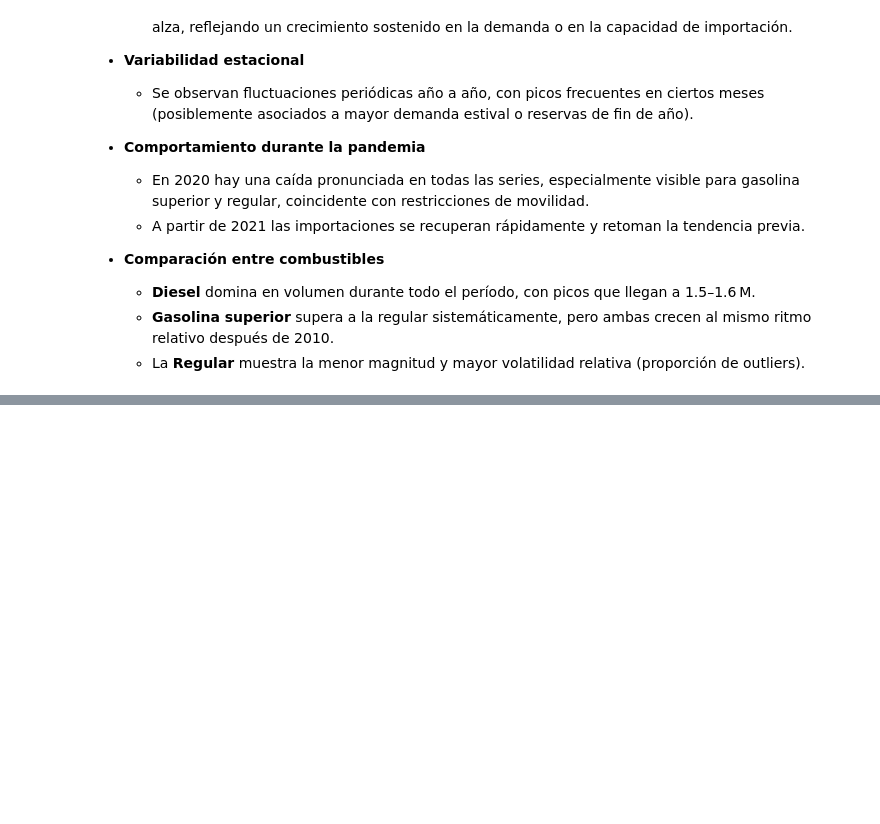
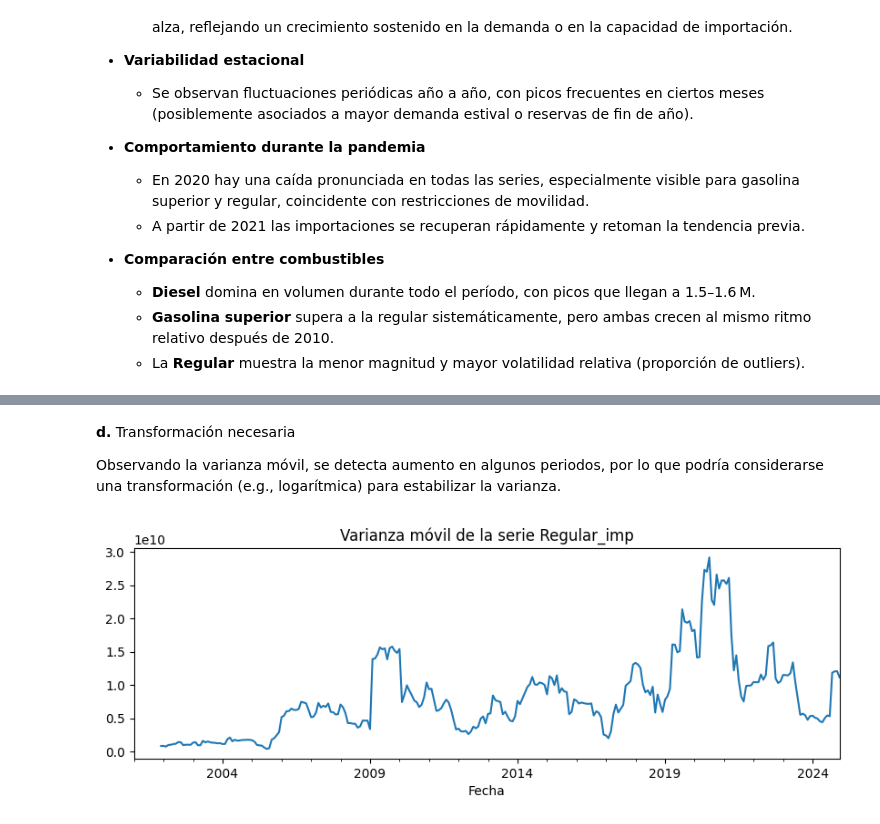
Before and after one commit to Diegoval-Dev/DC-Lab1, a Jupyter notebook: series-de-tiempo.ipynb, the cells around one changed output, grey strips where cells are left out. Cells and saved outputs as stored; diff of their text form; code cells hidden in the pictures; blank space fills up the shorter version.

```diff
--- a/series-de-tiempo.ipynb
+++ b/series-de-tiempo.ipynb
@@ -100,7 +114,6 @@ plt.show()
 # %%
 import matplotlib.pyplot as plt
 
-# Asegurarse de que la columna 'Fecha' exista antes de set_index
 for df_ in (df_imp, df_cons):
     if 'Fecha' not in df_.columns:
         df_.reset_index(inplace=True)       # recupera 'Fecha' si antes se convirtió en índice
@@ -108,25 +121,3 @@ for df_ in (df_imp, df_cons):
     df_.dropna(subset=['Fecha'], inplace=True)
     df_.set_index('Fecha', inplace=True)
     df_.sort_index(inplace=True)
-
-# Crear columna Diesel
-df_imp['Diesel']  = df_imp[['Diesel bajo azufre','Diesel ultra bajo azufre','Diesel alto azufre']].sum(axis=1)
-df_cons['Diesel'] = df_cons[['Diesel bajo azufre','Diesel ultra bajo azufre']].sum(axis=1)
-
-# Definir y graficar las seis series univariantes
-series = {
-    'Regular_imp':   df_imp['Gasolina regular'].resample('M').mean(),
-    'Superior_imp':  df_imp['Gasolina superior'].resample('M').mean(),
-    'Diesel_imp':    df_imp['Diesel'].resample('M').mean(),
-    'Regular_cons':  df_cons['Gasolina regular'].resample('M').mean(),
-    'Superior_cons': df_cons['Gasolina superior'].resample('M').mean(),
-    'Diesel_cons':   df_cons['Diesel'].resample('M').mean()
-}
-
-for name, ts in series.items():
-    ts = ts.dropna()
-    print(f"{name} — Inicio: {ts.index.min().date()}, Fin: {ts.index.max().date()}, Frecuencia: Mensual")
-    plt.figure(figsize=(10,3))
-    plt.plot(ts)
-    plt.title(name)
-    plt.show()
@@ -227,0 +151,11 @@ Para garantizar medias y varianzas más estables, **transformar todas las series
+# %% [markdown]
+**d.** Transformación necesaria
+
+Observando la varianza móvil, se detecta aumento en algunos periodos, por lo que podría considerarse una transformación (e.g., logarítmica) para estabilizar la varianza.
+# %%
+# d. Verificar estacionariedad en varianza con ventana móvil
+rolling_var = ts.rolling(window=12).var()
+rolling_var.plot(figsize=(10,3), title='Varianza móvil de la serie Regular_imp')
+plt.show()
+# %% [output]
+[figure, added]
```
Also changed, not shown: parts of 19 cells of this notebook.
